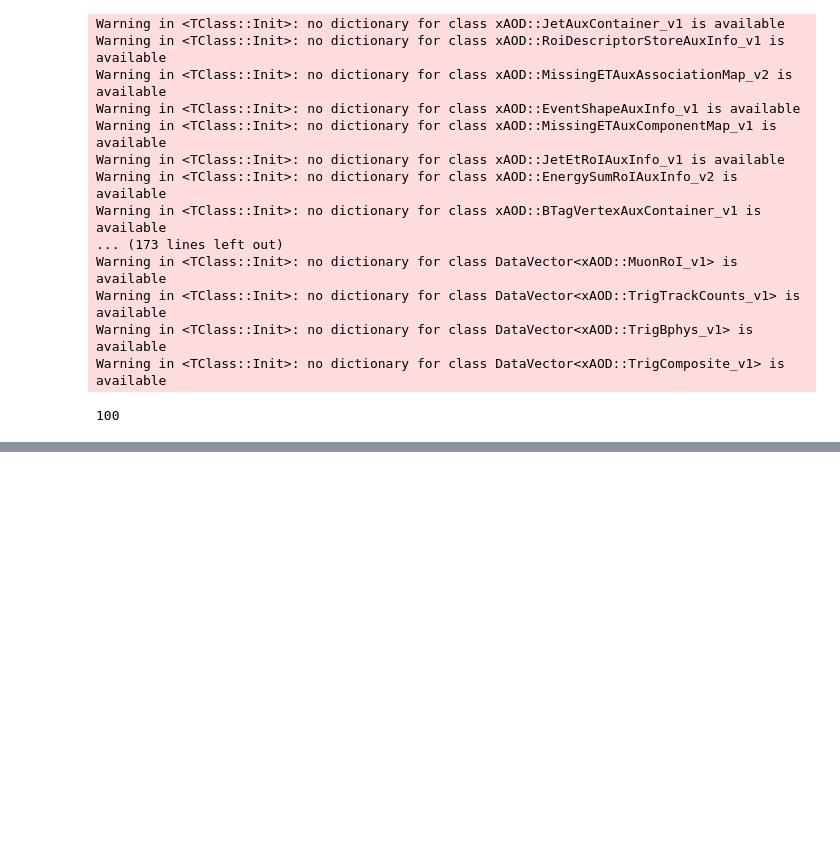
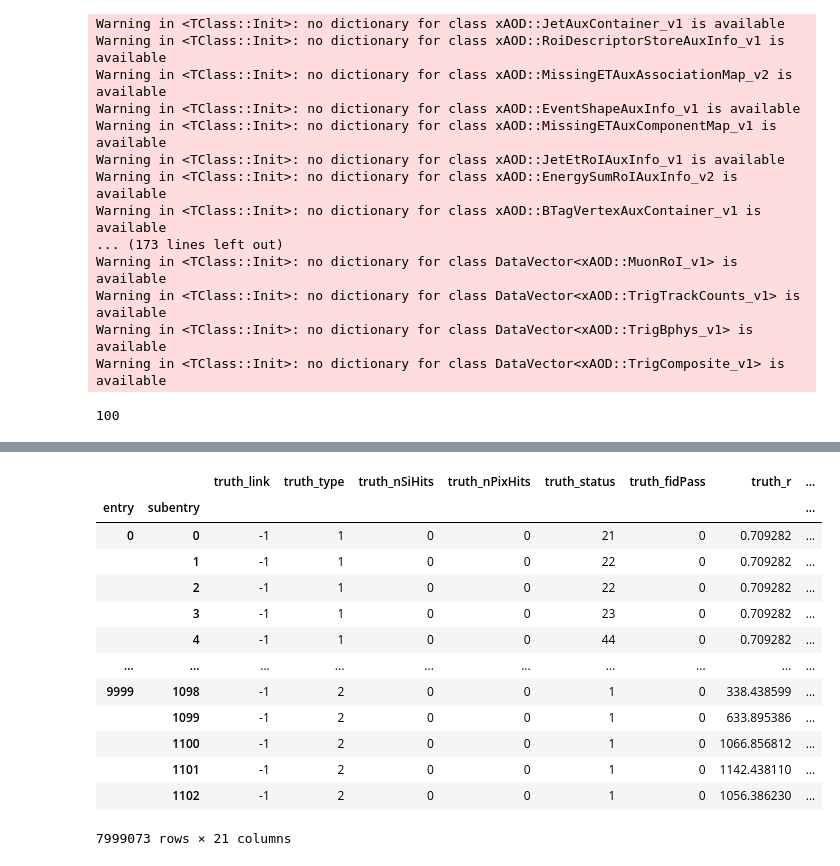
Before and after one commit to robinnewhouse/LRTNotebooks, a Jupyter notebook: testing.ipynb, the cells around one changed output, grey strips where cells are left out. Drawn from its saved outputs; the diff is of its cells as text; code cells hidden in the pictures; blank space fills up the shorter version.

```diff
--- a/testing.ipynb
+++ b/testing.ipynb
@@ -349,0 +458,17 @@ CollectionTree.GetEntries()
+# %%
+truth_tree
+# %% [output]
+|  |  | truth_link | truth_type | truth_nSiHits | truth_nPixHits | truth_status | truth_fidPass | truth_r | ... |
+| entry | subentry |  |  |  |  |  |  |  | ... |
+| 0 | 0 | -1 | 1 | 0 | 0 | 21 | 0 | 0.709282 | ... |
+|  | 1 | -1 | 1 | 0 | 0 | 22 | 0 | 0.709282 | ... |
+|  | 2 | -1 | 1 | 0 | 0 | 22 | 0 | 0.709282 | ... |
+|  | 3 | -1 | 1 | 0 | 0 | 23 | 0 | 0.709282 | ... |
+|  | 4 | -1 | 1 | 0 | 0 | 44 | 0 | 0.709282 | ... |
+| ... | ... | ... | ... | ... | ... | ... | ... | ... | ... |
+| 9999 | 1098 | -1 | 2 | 0 | 0 | 1 | 0 | 338.438599 | ... |
+|  | 1099 | -1 | 2 | 0 | 0 | 1 | 0 | 633.895386 | ... |
+|  | 1100 | -1 | 2 | 0 | 0 | 1 | 0 | 1066.856812 | ... |
+|  | 1101 | -1 | 2 | 0 | 0 | 1 | 0 | 1142.438110 | ... |
+|  | 1102 | -1 | 2 | 0 | 0 | 1 | 0 | 1056.386230 | ... |
+7999073 rows × 21 columns
```
Also changed, not shown: parts of 8 cells of this notebook, 3 other files.
